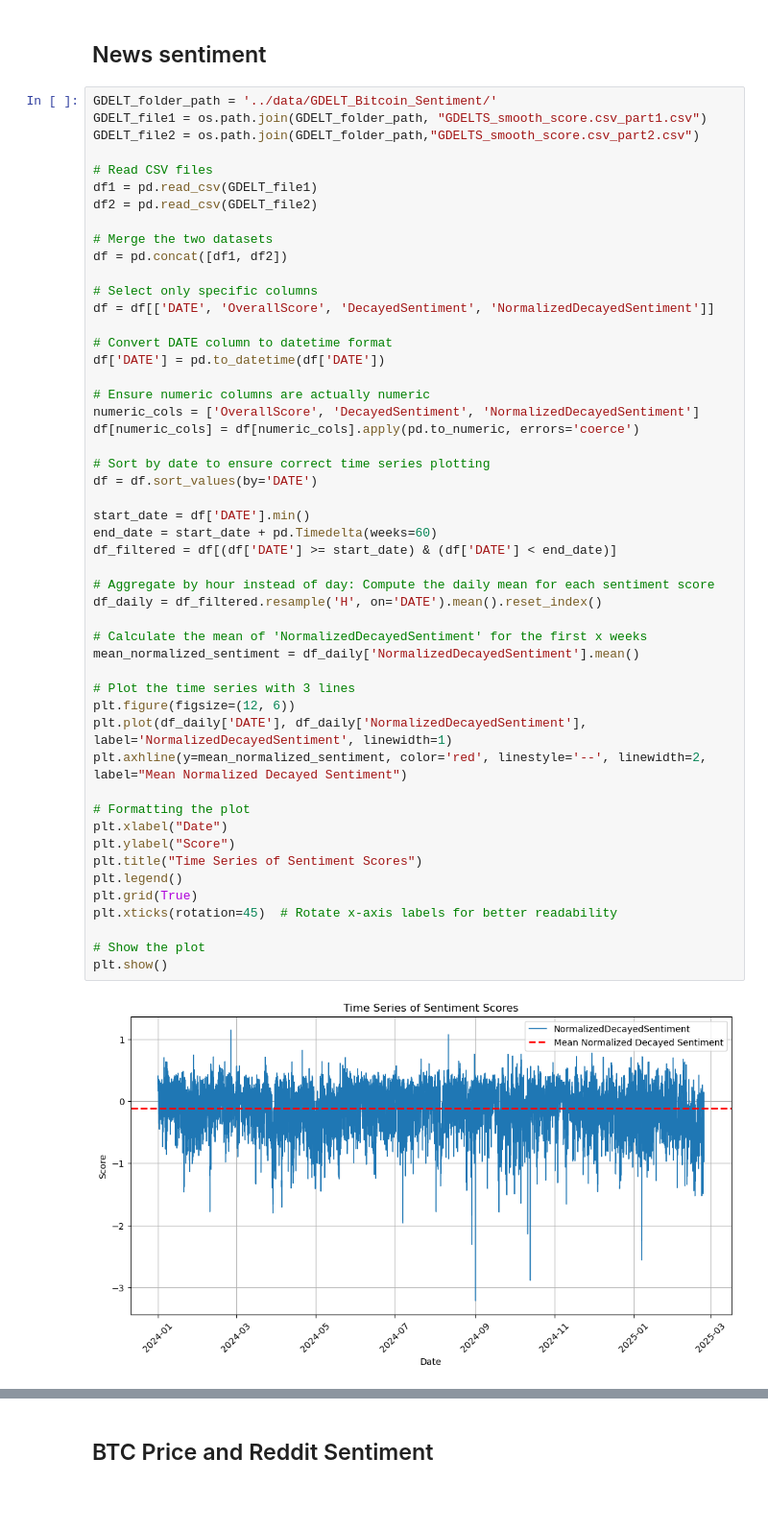
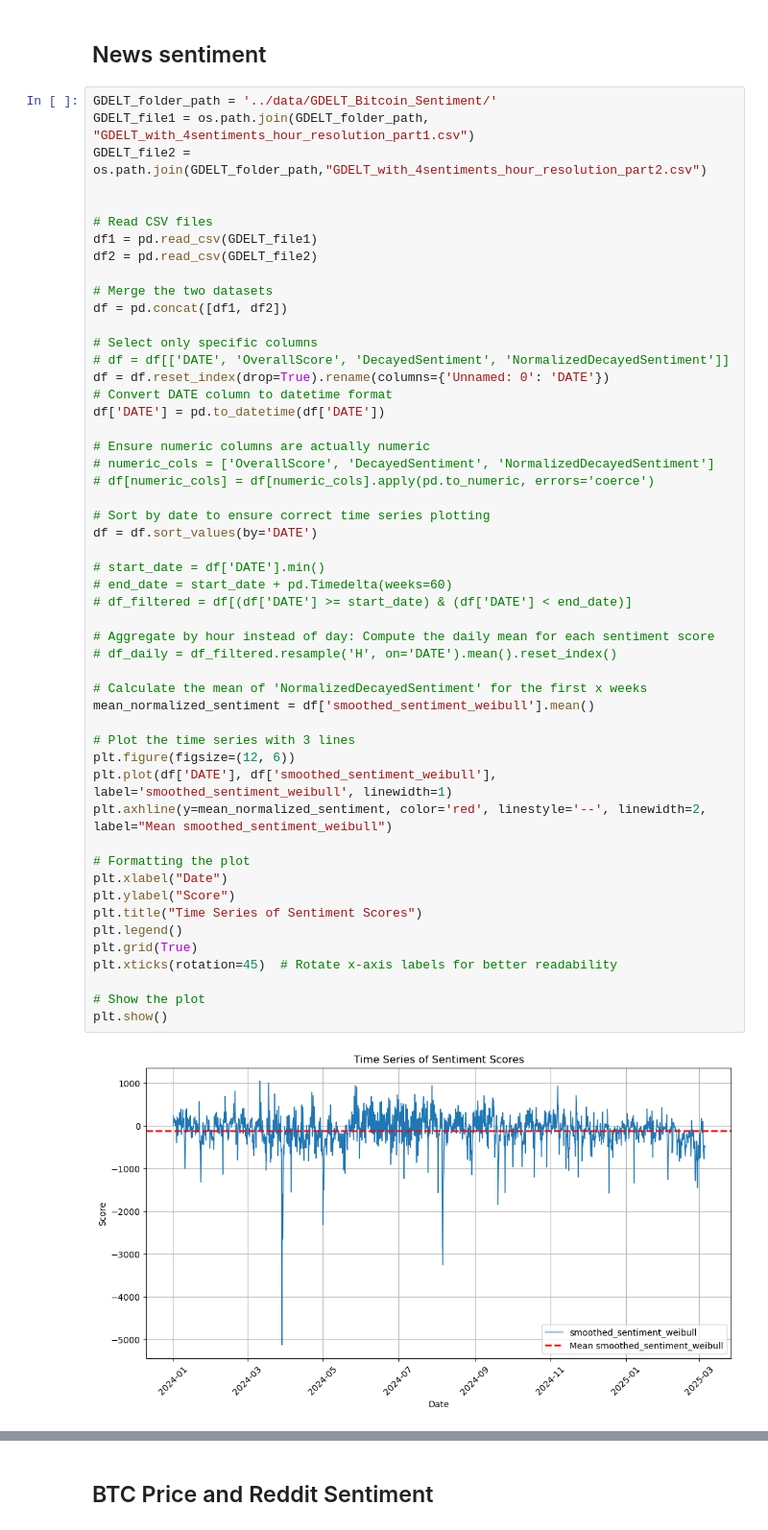
Before and after one commit to ethan-cyj/DSE4211-Group-BTC-Day-Trading, a Jupyter notebook: data_preprocessing/merge_data_script.ipynb, the cells around one changed output, grey strips where cells are left out. Shown: that part at 96% size. Saved outputs shown, nothing was run; the diff lists cells and outputs as text; blank space fills up the shorter version.

```diff
--- a/data_preprocessing/merge_data_script.ipynb
+++ b/data_preprocessing/merge_data_script.ipynb
@@ -6,8 +6,9 @@ import matplotlib.pyplot as plt
 ## News sentiment
 # %%
 GDELT_folder_path = '../data/GDELT_Bitcoin_Sentiment/'
-GDELT_file1 = os.path.join(GDELT_folder_path, "GDELTS_smooth_score.csv_part1.csv")
-GDELT_file2 = os.path.join(GDELT_folder_path,"GDELTS_smooth_score.csv_part2.csv")
+GDELT_file1 = os.path.join(GDELT_folder_path, "GDELT_with_4sentiments_hour_resolution_part1.csv")
+GDELT_file2 = os.path.join(GDELT_folder_path,"GDELT_with_4sentiments_hour_resolution_part2.csv")
+
 
 # Read CSV files
 df1 = pd.read_csv(GDELT_file1)
@@ -17,42 +18,42 @@ df2 = pd.read_csv(GDELT_file2)
 df = pd.concat([df1, df2])
 
 # Select only specific columns
-df = df[['DATE', 'OverallScore', 'DecayedSentiment', 'NormalizedDecayedSentiment']]
-
+# df = df[['DATE', 'OverallScore', 'DecayedSentiment', 'NormalizedDecayedSentiment']]
+df = df.reset_index(drop=True).rename(columns={'Unnamed: 0': 'DATE'})
 # Convert DATE column to datetime format
 df['DATE'] = pd.to_datetime(df['DATE'])
 
 # Ensure numeric columns are actually numeric
-numeric_cols = ['OverallScore', 'DecayedSentiment', 'NormalizedDecayedSentiment']
-df[numeric_cols] = df[numeric_cols].apply(pd.to_numeric, errors='coerce')
+# numeric_cols = ['OverallScore', 'DecayedSentiment', 'NormalizedDecayedSentiment']
+# df[numeric_cols] = df[numeric_cols].apply(pd.to_numeric, errors='coerce')
 
 # Sort by date to ensure correct time series plotting
 df = df.sort_values(by='DATE')
 
-start_date = df['DATE'].min()
-end_date = start_date + pd.Timedelta(weeks=60)
-df_filtered = df[(df['DATE'] >= start_date) & (df['DATE'] < end_date)]
+# start_date = df['DATE'].min()
+# end_date = start_date + pd.Timedelta(weeks=60)
+# df_filtered = df[(df['DATE'] >= start_date) & (df['DATE'] < end_date)]
 
 # Aggregate by hour instead of day: Compute the daily mean for each sentiment score
-df_daily = df_filtered.resample('H', on='DATE').mean().reset_index()
+# df_daily = df_filtered.resample('H', on='DATE').mean().reset_index()
 
 # Calculate the mean of 'NormalizedDecayedSentiment' for the first x weeks
-mean_normalized_sentiment = df_daily['NormalizedDecayedSentiment'].mean()
+mean_normalized_sentiment = df['smoothed_sentiment_weibull'].mean()
 
 # Plot the time series with 3 lines
 plt.figure(figsize=(12, 6))
-plt.plot(df_daily['DATE'], df_daily['NormalizedDecayedSentiment'], label='NormalizedDecayedSentiment', linewidth=1)
-plt.axhline(y=mean_normalized_sentiment, color='red', linestyle='--', linewidth=2, label="Mean Normalized Decayed Sentiment")
+plt.plot(df['DATE'], df['smoothed_sentiment_weibull'], label='smoothed_sentiment_weibull', linewidth=1)
+plt.axhline(y=mean_normalized_sentiment, color='red', linestyle='--', linewidth=2, label="Mean smoothed_sentiment_weibull")
 
 # Formatting the plot
 plt.xlabel("Date")
 plt.ylabel("Score")
 plt.title("Time Series of Sentiment Scores")
 plt.legend()
 plt.grid(True)
 plt.xticks(rotation=45)  # Rotate x-axis labels for better readability
 
 # Show the plot
 plt.show()
 # %% [output]
-[figure, old version]
+[figure, new version]
```
Also changed, not shown: parts of 11 cells of this notebook, 4 other files.
